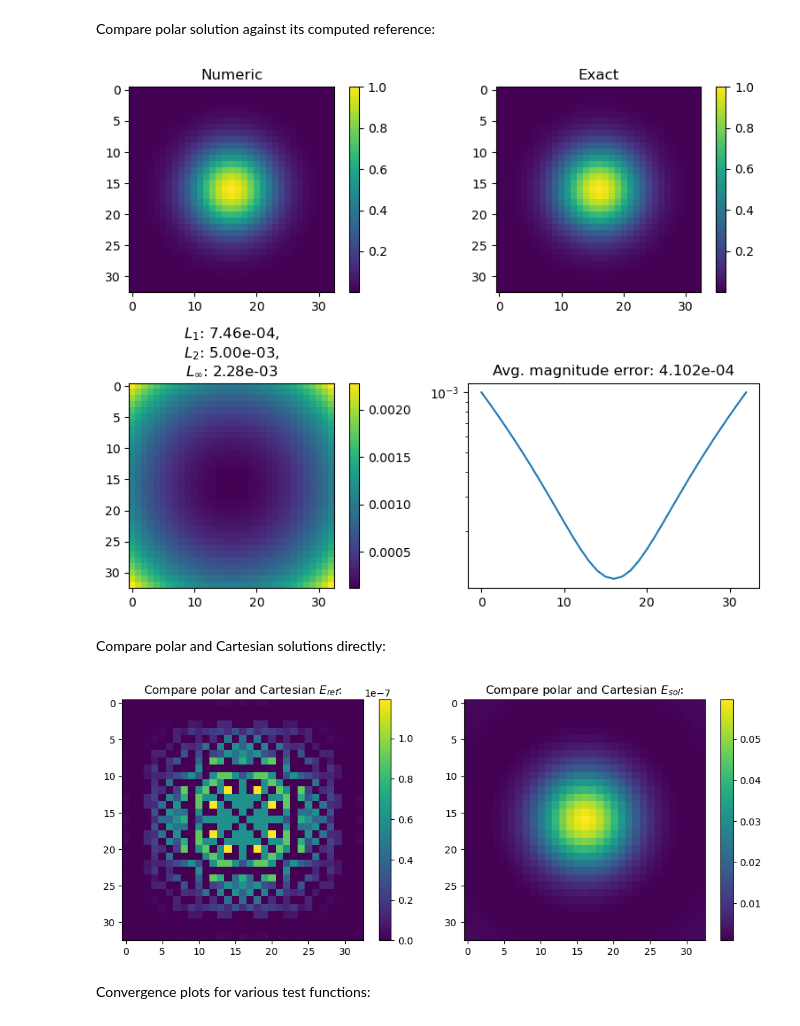
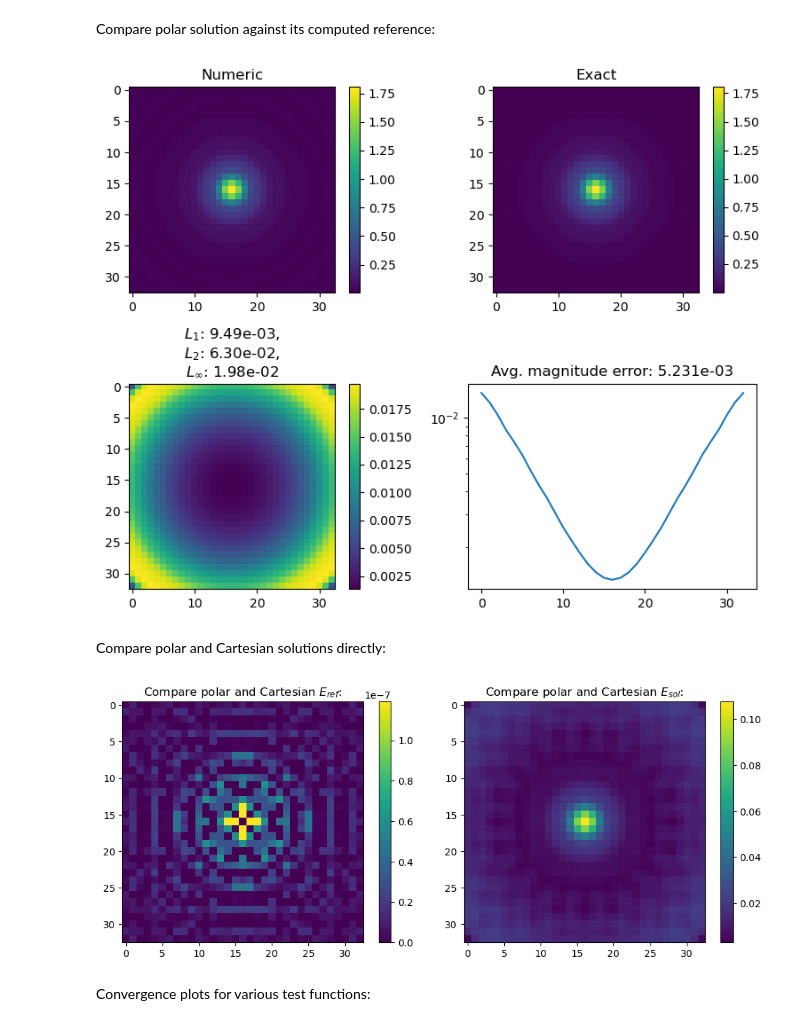
Before and after one commit to Biomedical-Imaging-Group/psf_generator, a Jupyter notebook: demos/scalar_accuracy_tests.ipynb, the cells around one changed output. Saved outputs shown, nothing was run; the diff lists cells and outputs as text; code cells hidden in the pictures.

```diff
--- a/demos/scalar_accuracy_tests.ipynb
+++ b/demos/scalar_accuracy_tests.ipynb
@@ -64,7 +63,7 @@ tensor([  5,   9,  17,  33,  65, 129])
 # Test cases (II): analytic pupil functions
 Compare Cartesian solution against its computed reference:
 # %%
-N = 32 + 1
+N = 16 + 1
 
-Ec_ref, Ec_num = ScalarCartesianTester.eval_error_for_testcase(N, polar_gaussian, plot=True)[1:]
+Ec_ref, Ec_num = ScalarCartesianTester.eval_error(N, polar_rsq, plot=True)[1:]
 # %% [output]
@@ -72,9 +71,9 @@ Ec_ref, Ec_num = ScalarCartesianTester.eval_error_for_testcase(N, polar_gaussian
 # %% [markdown]
 Compare polar solution against its computed reference:
 # %%
-Ep_ref, Ep_num = ScalarPolarTester.eval_error_for_testcase(N, polar_gaussian, plot=True)[1:]
+Ep_ref, Ep_num = ScalarPolarTester.eval_error(N, polar_rsq, plot=True)[1:]
 # %% [output]
-[figure, old version]
+[figure, new version]
 # %% [markdown]
 Compare polar and Cartesian solutions directly:
 # %%
@@ -89,7 +88,7 @@ plt.title(r"Compare polar and Cartesian $E_{sol}$:")
 plt.colorbar()
 plt.tight_layout()
 # %% [output]
-[figure, old version]
+[figure, new version]
 # %% [markdown]
 Convergence plots for various test functions:
 # %%
```
Also changed, not shown: parts of 10 cells of this notebook, 2 other files.
